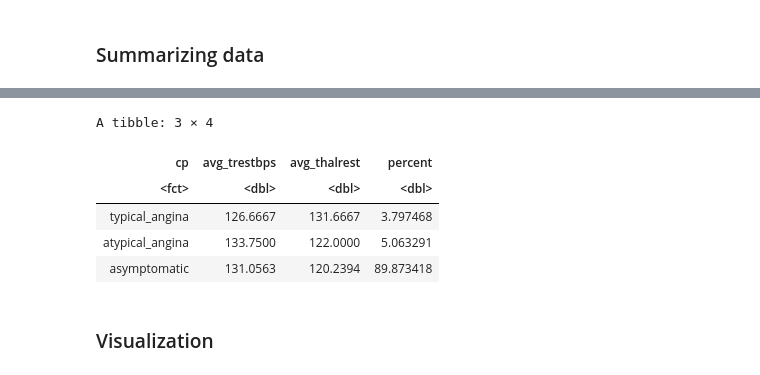
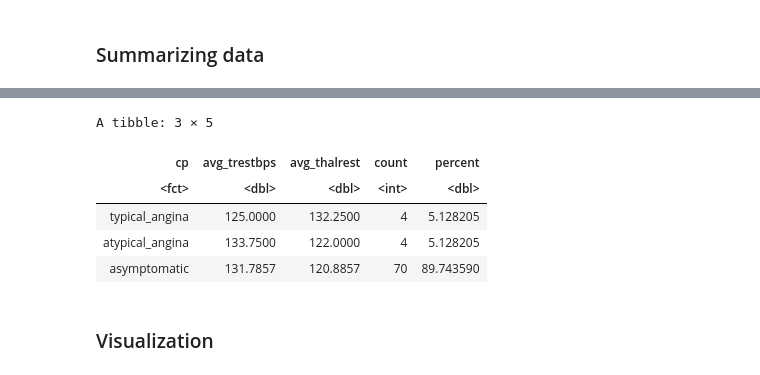
Before and after one commit to andreaschildh/project_proposal, a Jupyter notebook: heart_disease_gproject.ipynb, the cells around one changed output, grey strips where cells are left out. Saved outputs shown, nothing was run; the diff lists cells and outputs as text; code cells hidden in the pictures.

```diff
--- a/heart_disease_gproject.ipynb
+++ b/heart_disease_gproject.ipynb
@@ -28,7 +27,8 @@ heart_disease <- read_csv("data/processed.switzerland.data",
     mutate(cp = fct_recode(cp, "typical_angina" = "1", "atypical_angina" = "2", "non_anginal" = "3", "asymptomatic" = "4")) |>
     filter(cp != "non_anginal") |> #We will not cover non_anginal chest pains.
     mutate(trestbps = as.numeric(trestbps),
-           thalrest = as.numeric(thalrest))
+           thalrest = as.numeric(thalrest)) |>
+    filter(trestbps != "NA")
 
 heart_disease
 # %% [output]
@@ -71,24 +73,27 @@ A tibble: 106 × 14
 # %%
+#set the seed to make our splits consistent, and thereby reproducible
+set.seed(1)
+
 #splitting the data for later cross-validation
 heart_disease_split <- initial_split(heart_disease, prop = 0.75, strata = cp)
 heart_training <- training(heart_disease_split)
 heart_testing <- testing(heart_disease_split)
 
 #summarizing training data
 heart_disease_summary <- heart_training |>
-    filter(trestbps != "NA") |>
     group_by(cp) |>
     summarise(avg_trestbps = mean(trestbps),
               avg_thalrest = mean(thalrest),
-              percent = 100 * n() / nrow(heart_disease_train))
+              count = n(),
+              percent = 100 * n() / nrow(heart_training))
 heart_disease_summary
 # %% [output]
-A tibble: 3 × 4
+A tibble: 3 × 5
-| cp | avg_trestbps | avg_thalrest | percent |
-| <fct> | <dbl> | <dbl> | <dbl> |
-| typical_angina | 126.6667 | 131.6667 | 3.797468 |
-| atypical_angina | 133.7500 | 122.0000 | 5.063291 |
-| asymptomatic | 131.0563 | 120.2394 | 89.873418 |
+| cp | avg_trestbps | avg_thalrest | count | percent |
+| <fct> | <dbl> | <dbl> | <int> | <dbl> |
+| typical_angina | 125.0000 | 132.2500 | 4 | 5.128205 |
+| atypical_angina | 133.7500 | 122.0000 | 4 | 5.128205 |
+| asymptomatic | 131.7857 | 120.8857 | 70 | 89.743590 |
 # %% [markdown]
 ### Visualization
 # %%
```
Also changed, not shown: parts of 5 cells of this notebook.
